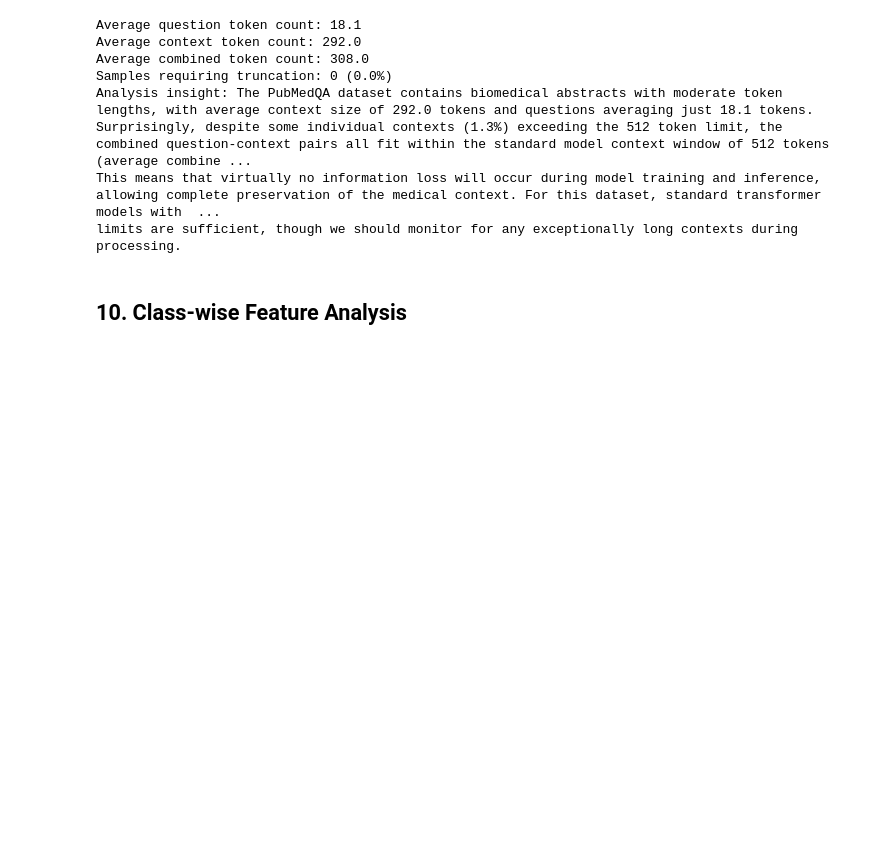
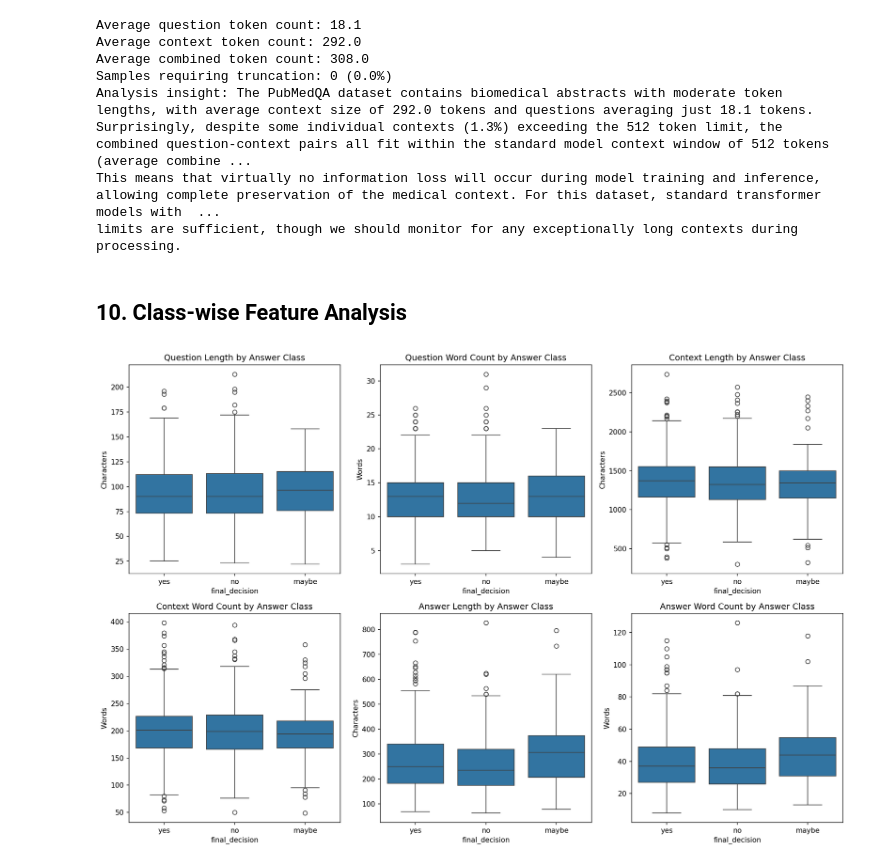
Before and after one commit to CassandraMaldonado/LLM_Healthcare, a Jupyter notebook: EDA.ipynb, the cells around one changed output. Drawn from its saved outputs; the diff is of its cells as text; code cells hidden in the pictures; blank space fills up the shorter version.

```diff
--- a/EDA.ipynb
+++ b/EDA.ipynb
@@ -904,3 +904,60 @@ This means that virtually no information loss will occur during model training a
 limits are sufficient, though we should monitor for any exceptionally long contexts during processing.
 # %% [markdown]
 ## 10. Class-wise Feature Analysis
+# %%
+question_col = 'QUESTION' if 'QUESTION' in df.columns else 'question'
+context_col = 'CONTEXTS' if 'CONTEXTS' in df.columns else 'context'
+answer_col = 'LONG_ANSWER' if 'LONG_ANSWER' in df.columns else 'long_answer'
+label_col = 'final_decision' if 'final_decision' in df.columns else 'final_answer'
+
+# Creating the feature columns
+df['question_length'] = df[question_col].apply(lambda x: len(str(x)))
+df['question_word_count'] = df[question_col].apply(lambda x: len(str(x).split()))
+df['context_length'] = df[context_col].apply(lambda x: len(str(x)))
+df['context_word_count'] = df[context_col].apply(lambda x: len(str(x).split()))
+df['answer_length'] = df[answer_col].apply(lambda x: len(str(x)))
+df['answer_word_count'] = df[answer_col].apply(lambda x: len(str(x).split()))
+
+# Feature distributions
+plt.figure(figsize=(15, 10))
+
+# Question length by class
+plt.subplot(2, 3, 1)
+sns.boxplot(x=label_col, y='question_length', data=df)
+plt.title('Question Length by Answer Class')
+plt.ylabel('Characters')
+
+# Question word count by class
+plt.subplot(2, 3, 2)
+sns.boxplot(x=label_col, y='question_word_count', data=df)
+plt.title('Question Word Count by Answer Class')
+plt.ylabel('Words')
+
+# Context length by class
+plt.subplot(2, 3, 3)
+sns.boxplot(x=label_col, y='context_length', data=df)
+plt.title('Context Length by Answer Class')
+plt.ylabel('Characters')
+
+# Context word count by class
+plt.subplot(2, 3, 4)
+sns.boxplot(x=label_col, y='context_word_count', data=df)
+plt.title('Context Word Count by Answer Class')
+plt.ylabel('Words')
+
+# Answer length by class
+plt.subplot(2, 3, 5)
+sns.boxplot(x=label_col, y='answer_length', data=df)
+plt.title('Answer Length by Answer Class')
+plt.ylabel('Characters')
+
+# Answer word count by class
+plt.subplot(2, 3, 6)
+sns.boxplot(x=label_col, y='answer_word_count', data=df)
+plt.title('Answer Word Count by Answer Class')
+plt.ylabel('Words')
+
+plt.tight_layout()
+plt.show()
+# %% [output]
+[figure, added]
```
Also changed, not shown: parts of 2 cells of this notebook.
